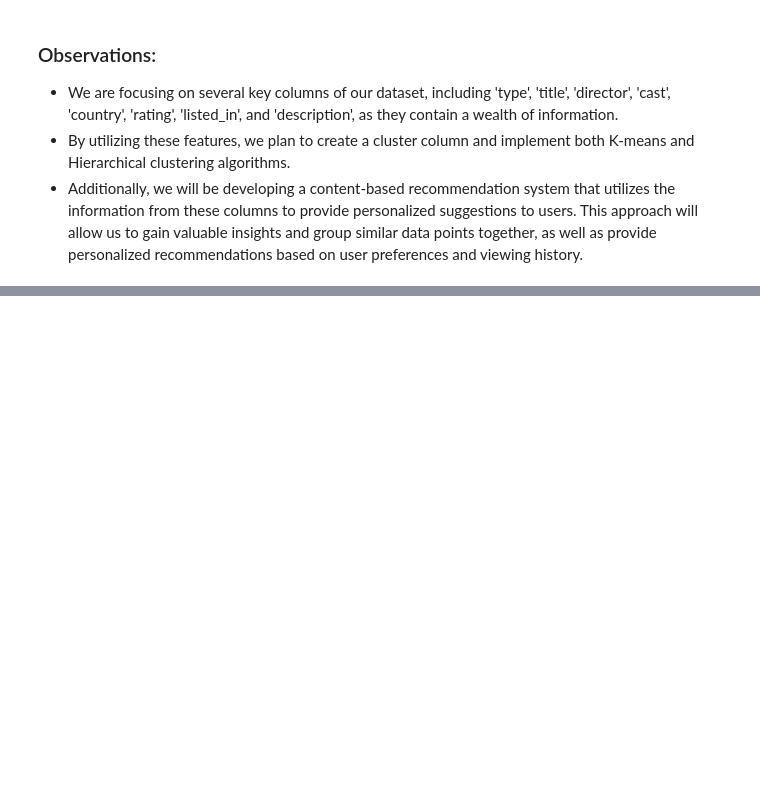
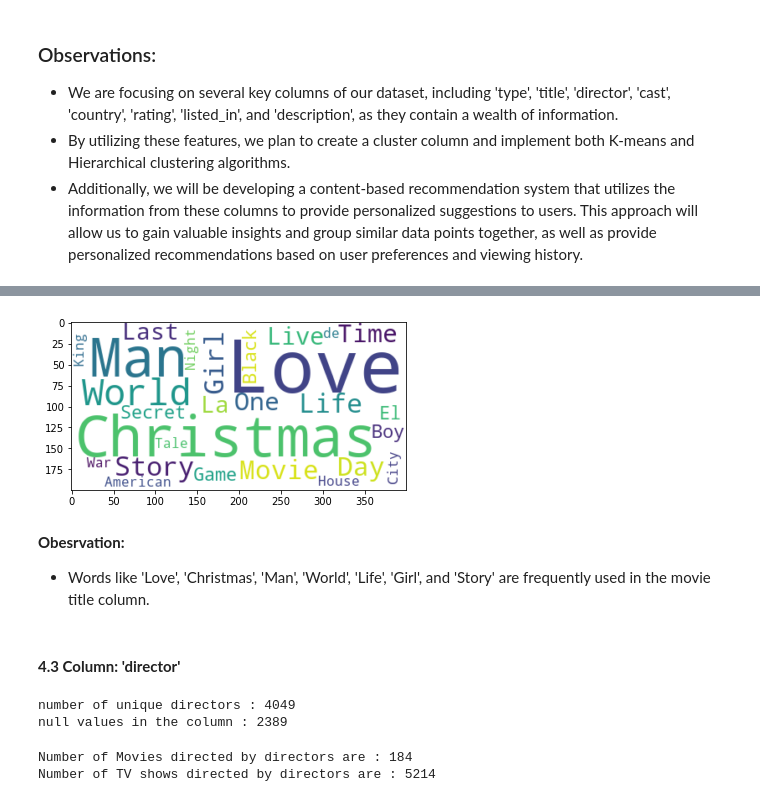
Before and after one commit to Navneet2409/netflix-movies-and-tv-shows-clustering, a Jupyter notebook: Netflix_Notebook_Navneet_Keshri.ipynb, the cells around one changed output, grey strips where cells are left out. Saved outputs shown, nothing was run; the diff lists cells and outputs as text; code cells hidden in the pictures; blank space fills up the shorter version.

```diff
--- a/Netflix_Notebook_Navneet_Keshri.ipynb
+++ b/Netflix_Notebook_Navneet_Keshri.ipynb
@@ -323,0 +371,29 @@ No. of unique values in description is 7769
+# %%
+# text documents
+text = " ".join(word for word in netflix_df['title'])
+
+# create the word cloud using WordCloud library
+wordcloud = WordCloud(stopwords=STOPWORDS, background_color='white', min_font_size=15).generate(text)
+
+# plot the word cloud
+plt.imshow(wordcloud,  interpolation='bilinear')
+plt.show()
+# %% [output]
+[figure, added]
+# %% [markdown]
+**Obesrvation:**
+* Words like 'Love', 'Christmas', 'Man', 'World', 'Life', 'Girl', and 'Story' are frequently used in the movie title column.
+# %% [markdown]
+#### **4.3 Column: 'director'**
+# %%
+print(f'number of unique directors : {netflix_df.director.nunique()}')
+print(f'null values in the column : {netflix_df.director.isna().sum()}')
+# %% [output]
+number of unique directors : 4049
+null values in the column : 2389
+# %%
+print(f"Number of Movies directed by directors are : { netflix_df[netflix_df['type']=='TV Show']['director'].value_counts().sum()}")
+print(f"Number of TV shows directed by directors are : { netflix_df[netflix_df['type']=='Movie']['director'].value_counts().sum()}")
+# %% [output]
+Number of Movies directed by directors are : 184
+Number of TV shows directed by directors are : 5214
```
Also changed, not shown: parts of 39 cells of this notebook.
